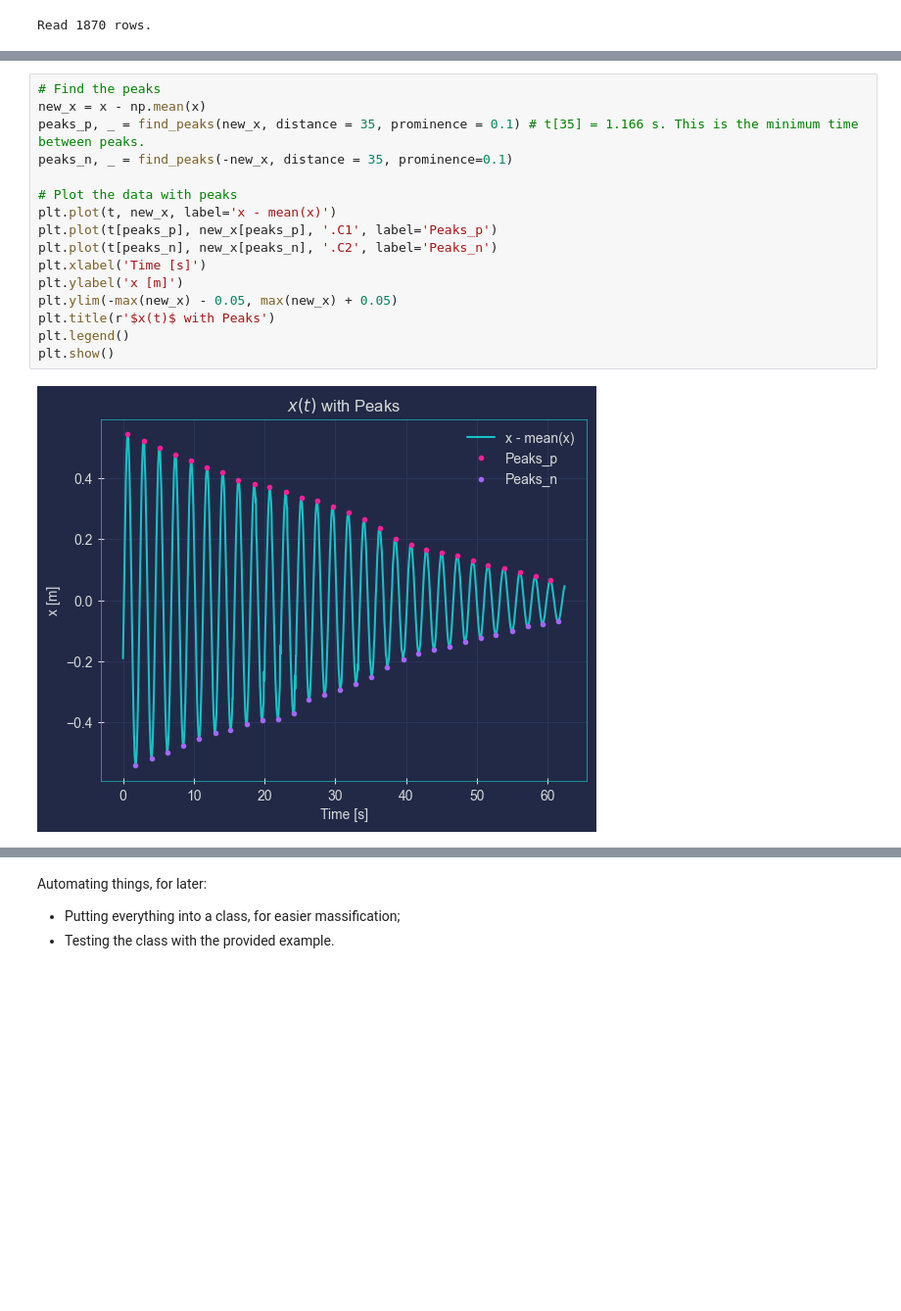
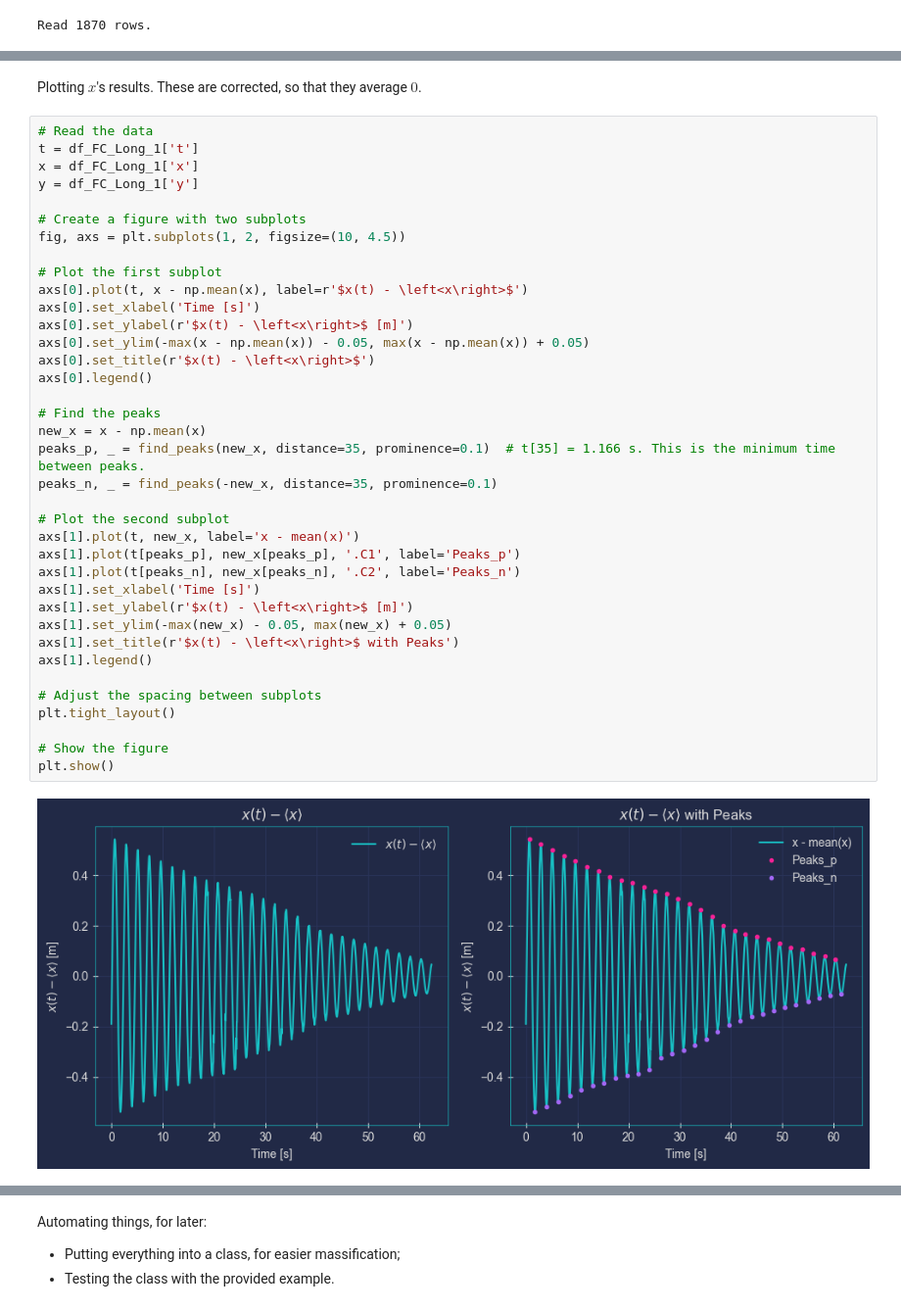
Before and after one commit to kaiuki2000/FC_vs._ZFC_Maglev, a Jupyter notebook: Notebooks/Maglev_losses.ipynb, the cells around one changed output, grey strips where cells are left out. Shown: that part at 98% size. Drawn from its saved outputs; the diff is of its cells as text; blank space fills up the shorter version.

```diff
--- a/Notebooks/Maglev_losses.ipynb
+++ b/Notebooks/Maglev_losses.ipynb
@@ -32,18 +18,41 @@ plt.show()
+# %% [markdown]
+Plotting $x$'s results. These are corrected, so that they average $0$.
 # %%
+# Read the data
+t = df_FC_Long_1['t']
+x = df_FC_Long_1['x']
+y = df_FC_Long_1['y']
+
+# Create a figure with two subplots
+fig, axs = plt.subplots(1, 2, figsize=(10, 4.5))
+
+# Plot the first subplot
+axs[0].plot(t, x - np.mean(x), label=r'$x(t) - \left<x\right>$')
+axs[0].set_xlabel('Time [s]')
+axs[0].set_ylabel(r'$x(t) - \left<x\right>$ [m]')
+axs[0].set_ylim(-max(x - np.mean(x)) - 0.05, max(x - np.mean(x)) + 0.05)
+axs[0].set_title(r'$x(t) - \left<x\right>$')
+axs[0].legend()
+
 # Find the peaks
 new_x = x - np.mean(x)
-peaks_p, _ = find_peaks(new_x, distance = 35, prominence = 0.1) # t[35] = 1.166 s. This is the minimum time between peaks.
-peaks_n, _ = find_peaks(-new_x, distance = 35, prominence=0.1)
+peaks_p, _ = find_peaks(new_x, distance=35, prominence=0.1)  # t[35] = 1.166 s. This is the minimum time between peaks.
+peaks_n, _ = find_peaks(-new_x, distance=35, prominence=0.1)
 
-# Plot the data with peaks
-plt.plot(t, new_x, label='x - mean(x)')
-plt.plot(t[peaks_p], new_x[peaks_p], '.C1', label='Peaks_p')
-plt.plot(t[peaks_n], new_x[peaks_n], '.C2', label='Peaks_n')
-plt.xlabel('Time [s]')
-plt.ylabel('x [m]')
-plt.ylim(-max(new_x) - 0.05, max(new_x) + 0.05)
-plt.title(r'$x(t)$ with Peaks')
-plt.legend()
+# Plot the second subplot
+axs[1].plot(t, new_x, label='x - mean(x)')
+axs[1].plot(t[peaks_p], new_x[peaks_p], '.C1', label='Peaks_p')
+axs[1].plot(t[peaks_n], new_x[peaks_n], '.C2', label='Peaks_n')
+axs[1].set_xlabel('Time [s]')
+axs[1].set_ylabel(r'$x(t) - \left<x\right>$ [m]')
+axs[1].set_ylim(-max(new_x) - 0.05, max(new_x) + 0.05)
+axs[1].set_title(r'$x(t) - \left<x\right>$ with Peaks')
+axs[1].legend()
+
+# Adjust the spacing between subplots
+plt.tight_layout()
+
+# Show the figure
 plt.show()
 # %% [output]
-[figure, old version]
+[figure, new version]
```
Also changed, not shown: parts of 17 cells of this notebook, 1 other file.
